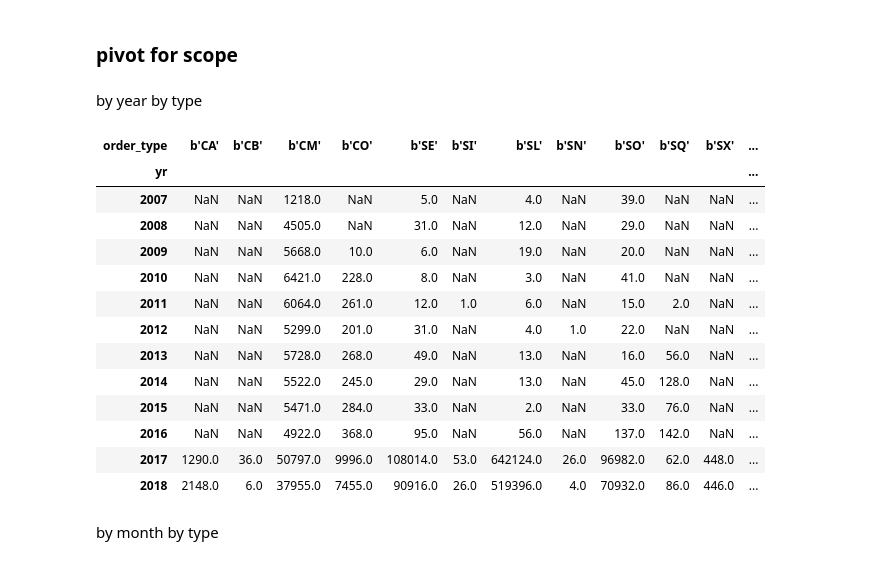
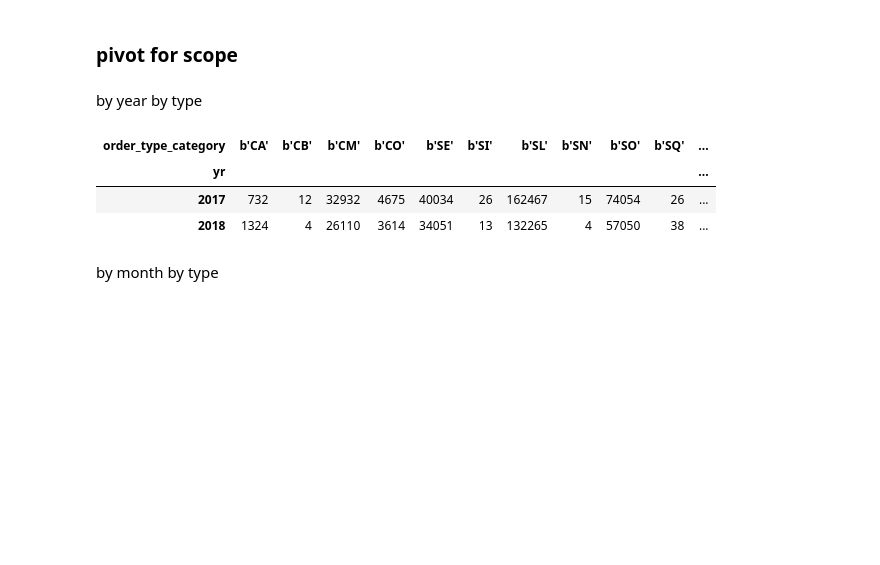
Before and after one commit to HSCanada/br_notebook, a Jupyter notebook: ml/returns/design/20180702-tc-order_note.ipynb, the cells around one changed output. Cells and saved outputs as stored; diff of their text form; code cells hidden in the pictures; blank space fills up the shorter version.

```diff
--- a/ml/returns/design/20180702-tc-order_note.ipynb
+++ b/ml/returns/design/20180702-tc-order_note.ipynb
@@ -23,7 +23,7 @@ sns.set_style('whitegrid')
 # %% [markdown]
 ## Review and Identify working set
 # %%
-df = pd.read_pickle('../data/note_clean')
+df = pd.read_pickle('../data/note_clean4')
 # %%
 df.info()
 # %% [output]
@@ -77,22 +83,12 @@ Freq: M, Name: note, Length: 136, dtype: int64
 # %% [markdown]
 by year by type
 # %%
-pd.pivot_table(df, values='note', index=['yr'], columns=['order_type'], aggfunc='count')
+pd.pivot_table(df, values='note', index=['yr'], columns=['order_type_category'], aggfunc='count')
 # %% [output]
-| order_type | b'CA' | b'CB' | b'CM' | b'CO' | b'SE' | b'SI' | b'SL' | b'SN' | b'SO' | b'SQ' | b'SX' | ... |
-| yr |  |  |  |  |  |  |  |  |  |  |  | ... |
-| 2007 | NaN | NaN | 1218.0 | NaN | 5.0 | NaN | 4.0 | NaN | 39.0 | NaN | NaN | ... |
-| 2008 | NaN | NaN | 4505.0 | NaN | 31.0 | NaN | 12.0 | NaN | 29.0 | NaN | NaN | ... |
-| 2009 | NaN | NaN | 5668.0 | 10.0 | 6.0 | NaN | 19.0 | NaN | 20.0 | NaN | NaN | ... |
-| 2010 | NaN | NaN | 6421.0 | 228.0 | 8.0 | NaN | 3.0 | NaN | 41.0 | NaN | NaN | ... |
-| 2011 | NaN | NaN | 6064.0 | 261.0 | 12.0 | 1.0 | 6.0 | NaN | 15.0 | 2.0 | NaN | ... |
-| 2012 | NaN | NaN | 5299.0 | 201.0 | 31.0 | NaN | 4.0 | 1.0 | 22.0 | NaN | NaN | ... |
-| 2013 | NaN | NaN | 5728.0 | 268.0 | 49.0 | NaN | 13.0 | NaN | 16.0 | 56.0 | NaN | ... |
-| 2014 | NaN | NaN | 5522.0 | 245.0 | 29.0 | NaN | 13.0 | NaN | 45.0 | 128.0 | NaN | ... |
-| 2015 | NaN | NaN | 5471.0 | 284.0 | 33.0 | NaN | 2.0 | NaN | 33.0 | 76.0 | NaN | ... |
-| 2016 | NaN | NaN | 4922.0 | 368.0 | 95.0 | NaN | 56.0 | NaN | 137.0 | 142.0 | NaN | ... |
-| 2017 | 1290.0 | 36.0 | 50797.0 | 9996.0 | 108014.0 | 53.0 | 642124.0 | 26.0 | 96982.0 | 62.0 | 448.0 | ... |
-| 2018 | 2148.0 | 6.0 | 37955.0 | 7455.0 | 90916.0 | 26.0 | 519396.0 | 4.0 | 70932.0 | 86.0 | 446.0 | ... |
+| order_type_category | b'CA' | b'CB' | b'CM' | b'CO' | b'SE' | b'SI' | b'SL' | b'SN' | b'SO' | b'SQ' | ... |
+| yr |  |  |  |  |  |  |  |  |  |  | ... |
+| 2017 | 732 | 12 | 32932 | 4675 | 40034 | 26 | 162467 | 15 | 74054 | 26 | ... |
+| 2018 | 1324 | 4 | 26110 | 3614 | 34051 | 13 | 132265 | 4 | 57050 | 38 | ... |
 # %% [markdown]
 by month by type
 # %%
```
Also changed, not shown: parts of 11 cells of this notebook, 3 other files.
